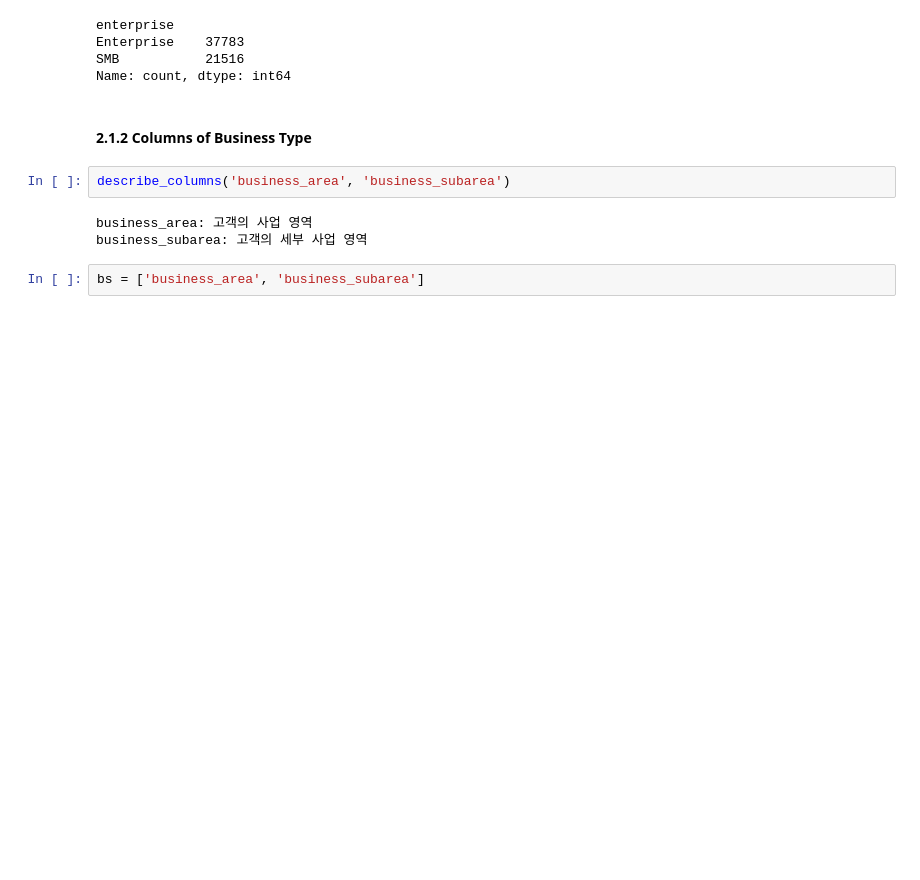
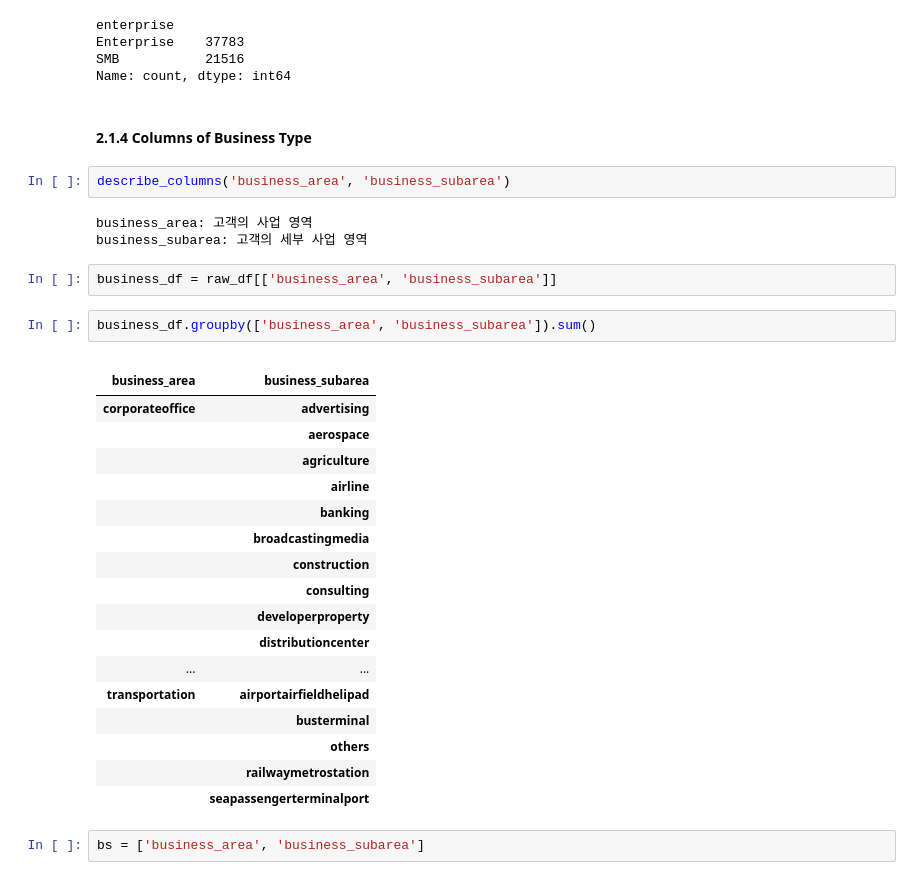
Before and after one commit to LgDNet/phase2_module, a Jupyter notebook: EDA/preprocessing.ipynb, the cells around one changed output. Drawn from its saved outputs; the diff is of its cells as text; blank space fills up the shorter version.

```diff
--- a/EDA/preprocessing.ipynb
+++ b/EDA/preprocessing.ipynb
@@ -269,12 +270,35 @@ Enterprise    37783
 SMB           21516
 Name: count, dtype: int64
 # %% [markdown]
-#### 2.1.2 Columns of Business Type
+#### 2.1.4 Columns of Business Type
 # %%
 describe_columns('business_area', 'business_subarea')
 # %% [output]
 business_area: 고객의 사업 영역
 business_subarea: 고객의 세부 사업 영역
+# %%
+business_df = raw_df[['business_area', 'business_subarea']]
+# %%
+business_df.groupby(['business_area', 'business_subarea']).sum()
+# %% [output]
+|  |  |
+| business_area | business_subarea |
+| corporateoffice | advertising |
+|  | aerospace |
+|  | agriculture |
+|  | airline |
+|  | banking |
+|  | broadcastingmedia |
+|  | construction |
+|  | consulting |
+|  | developerproperty |
+|  | distributioncenter |
+| ... | ... |
+| transportation | airportairfieldhelipad |
+|  | busterminal |
+|  | others |
+|  | railwaymetrostation |
+|  | seapassengerterminalport |
 # %%
 bs = ['business_area', 'business_subarea']
 # %%
```
Also changed, not shown: parts of 10 cells of this notebook, 4 other files.
